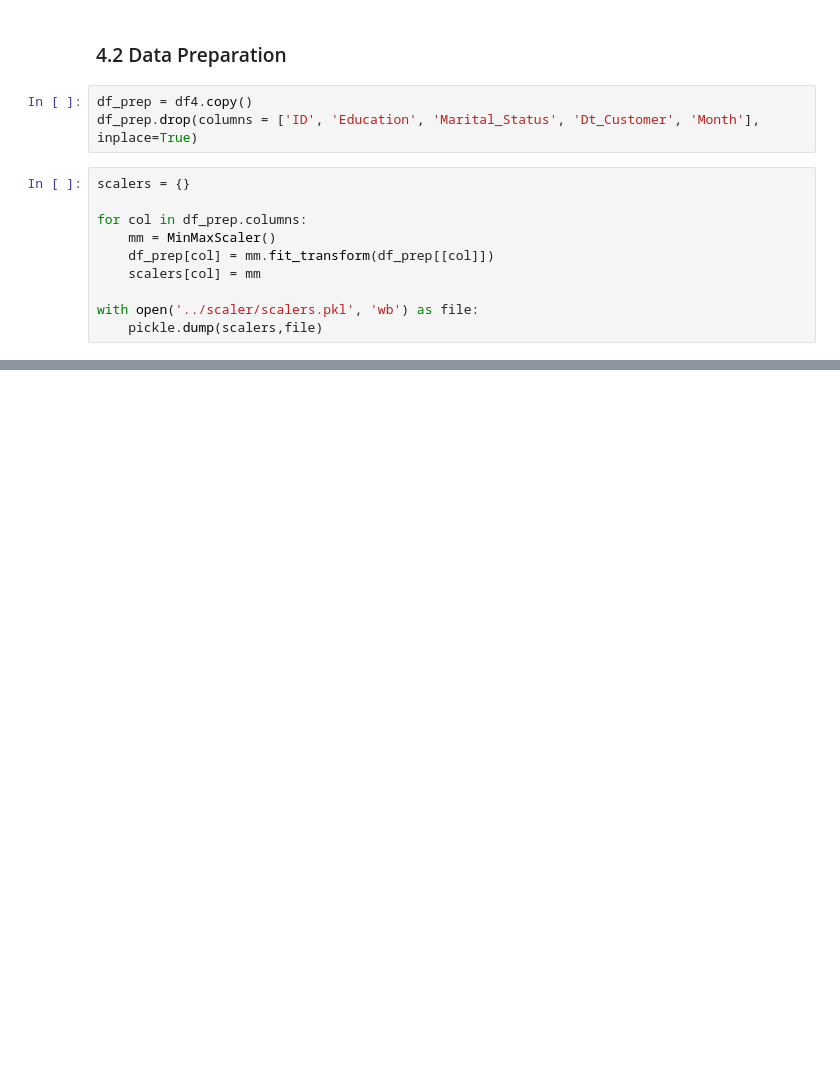
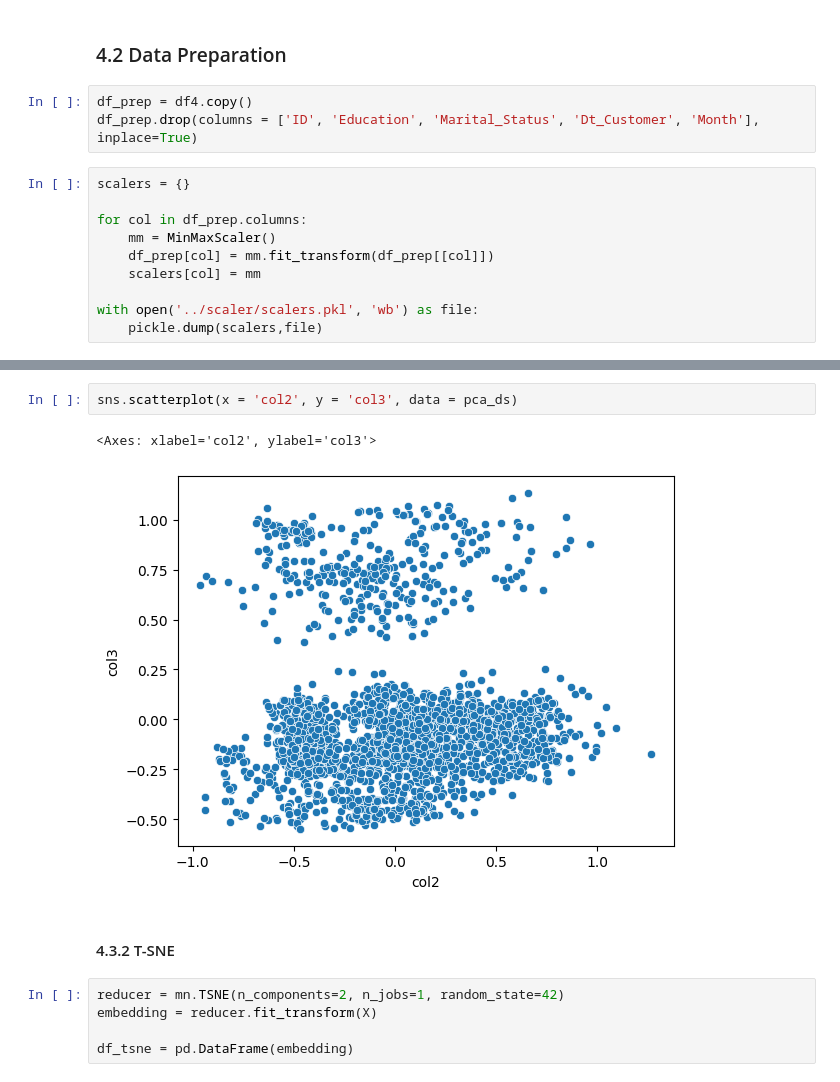
Before and after one commit to samantasobral/projeto_integrador_3, a Jupyter notebook: notebooks/perfil_clientes.ipynb, the cells around one changed output, grey strips where cells are left out. Cells and saved outputs as stored; diff of their text form; blank space fills up the shorter version.

```diff
--- a/notebooks/perfil_clientes.ipynb
+++ b/notebooks/perfil_clientes.ipynb
@@ -261,0 +319,12 @@ with open('../scaler/scalers.pkl', 'wb') as file:
+# %%
+sns.scatterplot(x = 'col2', y = 'col3', data = pca_ds)
+# %% [output]
+<Axes: xlabel='col2', ylabel='col3'>
+[figure, added]
+# %% [markdown]
+#### 4.3.2 T-SNE
+# %%
+reducer = mn.TSNE(n_components=2, n_jobs=1, random_state=42)
+embedding = reducer.fit_transform(X)
+
+df_tsne = pd.DataFrame(embedding)
```
Also changed, not shown: parts of 22 cells of this notebook.
